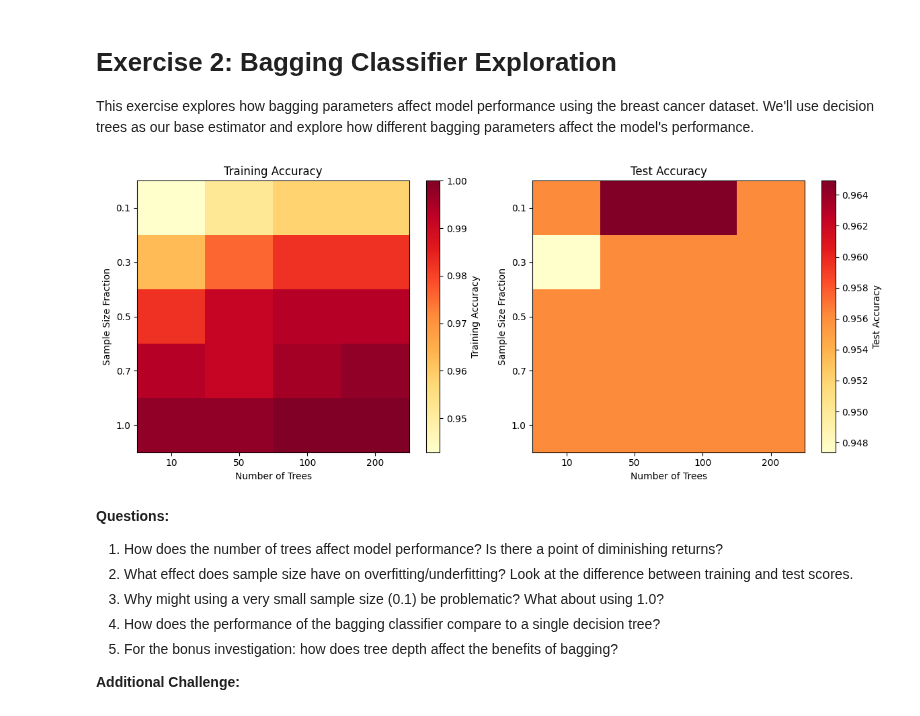
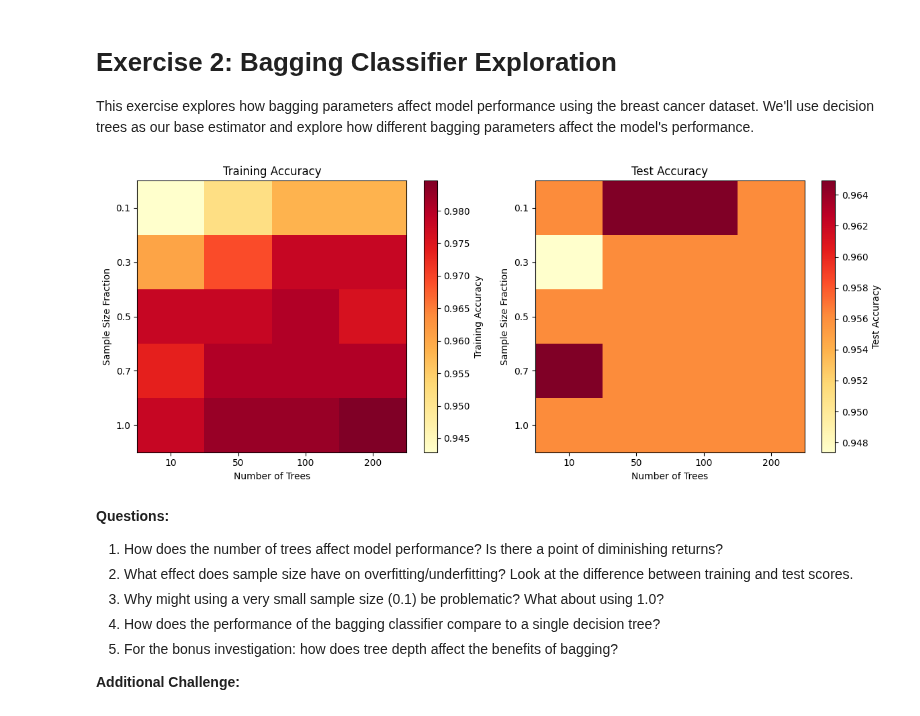
Before and after one commit to SU-IST407-SP25/student-lecture-materials-Qxuto-1, a Jupyter notebook: 12-week12/lab-exercises.ipynb, the cells around one changed output. Drawn from its saved outputs; the diff is of its cells as text; code cells hidden in the pictures.

```diff
--- a/12-week12/lab-exercises.ipynb
+++ b/12-week12/lab-exercises.ipynb
@@ -123,6 +123,7 @@ def evaluate_bagging(n_estimators, max_samples, max_depth=None):
 # Test different combinations
 sample_sizes = [0.1, 0.3, 0.5, 0.7, 1.0]
 n_estimators_list = [10, 50, 100, 200]
+max_depth = [3, 5, 7, None]
 
 # Create arrays to store results
 train_scores = np.zeros((len(sample_sizes), len(n_estimators_list)))
@@ -132,7 +133,7 @@ test_scores = np.zeros((len(sample_sizes), len(n_estimators_list)))
 # YOUR CODE HERE
 for i , sample_size in enumerate(sample_sizes):
     for j, n_est in enumerate(n_estimators_list):
-        train, test = evaluate_bagging(n_est, sample_size, max_depth=None)
+        train, test = evaluate_bagging(n_est, sample_size, max_depth=3)
         train_scores[i,j] = train
         test_scores[i,j] = test
 
@@ -140,34 +141,34 @@ for i , sample_size in enumerate(sample_sizes):
 plt.figure(figsize=(12, 5))
 
 # Training scores heatmap
 plt.subplot(121)
 plt.imshow(train_scores, cmap='YlOrRd', aspect='auto')
 plt.colorbar(label='Training Accuracy')
 plt.xticks(range(len(n_estimators_list)), n_estimators_list)
 plt.yticks(range(len(sample_sizes)), sample_sizes)
 plt.xlabel('Number of Trees')
 plt.ylabel('Sample Size Fraction')
 plt.title('Training Accuracy')
 
 # Test scores heatmap
 plt.subplot(122)
 plt.imshow(test_scores, cmap='YlOrRd', aspect='auto')
 plt.colorbar(label='Test Accuracy')
 plt.xticks(range(len(n_estimators_list)), n_estimators_list)
 plt.yticks(range(len(sample_sizes)), sample_sizes)
 plt.xlabel('Number of Trees')
 plt.ylabel('Sample Size Fraction')
 plt.title('Test Accuracy')
 
 plt.tight_layout()
 plt.show()
 
 # Bonus investigation: Effect of tree depth
 # TODO: Create a similar analysis varying max_depth instead of max_samples
 # Try max_depth values of [3, 5, 7, None]
 # YOUR CODE HERE
 # %% [output]
-[figure, old version]
+[figure, new version]
 # %% [markdown]
 **Questions:**
 
```
Also changed, not shown: parts of 2 cells of this notebook.
